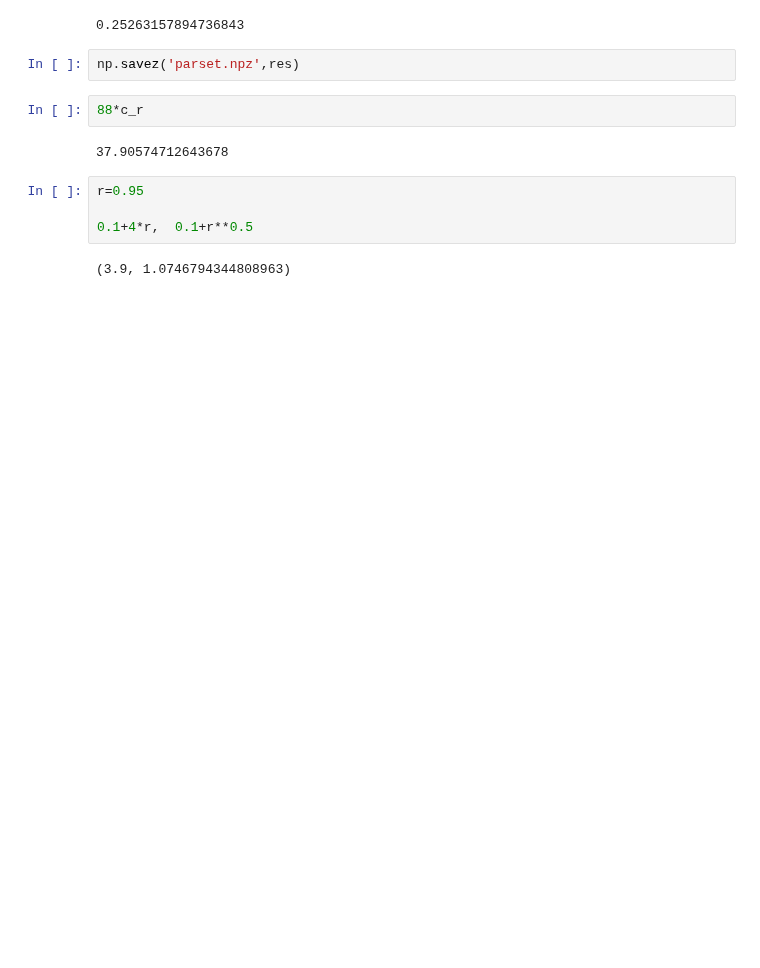
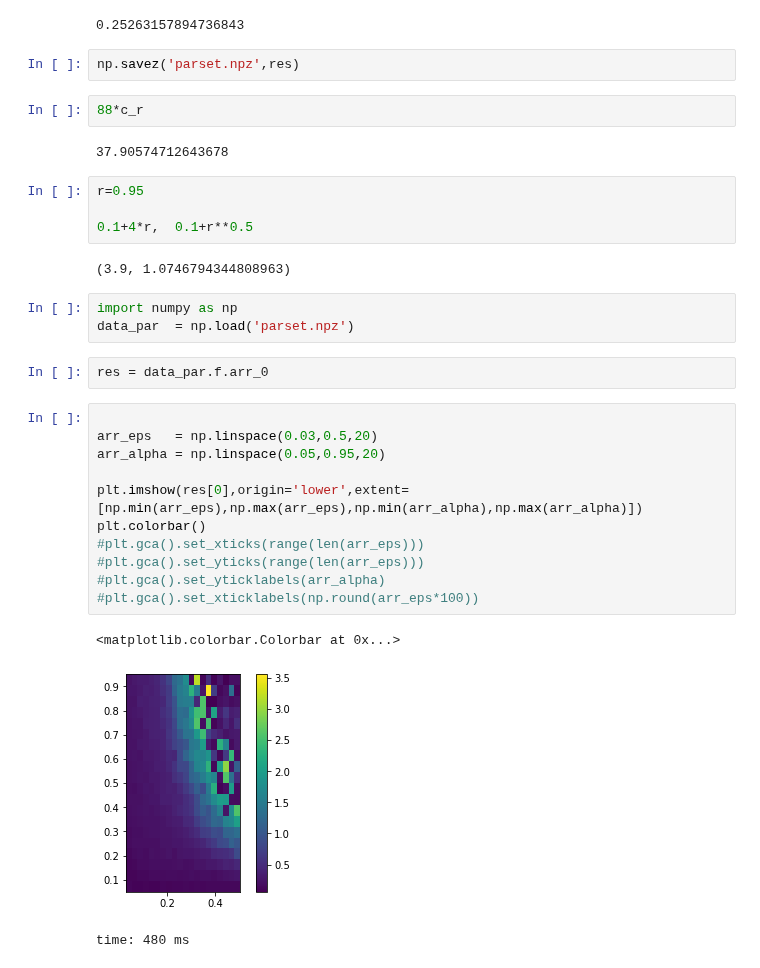
Before and after one commit to peijin94/SunRay, a Jupyter notebook: ray_statistical.ipynb, the cells around one changed output. Saved outputs shown, nothing was run; the diff lists cells and outputs as text; blank space fills up the shorter version.

```diff
--- a/ray_statistical.ipynb
+++ b/ray_statistical.ipynb
@@ -141,3 +141,23 @@ r=0.95
 0.1+4*r,  0.1+r**0.5
 # %% [output]
 (3.9, 1.0746794344808963)
+# %%
+import numpy as np
+data_par  = np.load('parset.npz')
+# %%
+res = data_par.f.arr_0
+# %%
+
+arr_eps   = np.linspace(0.03,0.5,20)
+arr_alpha = np.linspace(0.05,0.95,20)
+
+plt.imshow(res[0],origin='lower',extent=[np.min(arr_eps),np.max(arr_eps),np.min(arr_alpha),np.max(arr_alpha)])
+plt.colorbar()
+#plt.gca().set_xticks(range(len(arr_eps)))
+#plt.gca().set_yticks(range(len(arr_eps)))
+#plt.gca().set_yticklabels(arr_alpha)
+#plt.gca().set_xticklabels(np.round(arr_eps*100))
+# %% [output]
+<matplotlib.colorbar.Colorbar at 0x...>
+[figure, added]
+time: 480 ms
```
Also changed, not shown: parts of 4 cells of this notebook, 6 other files.
